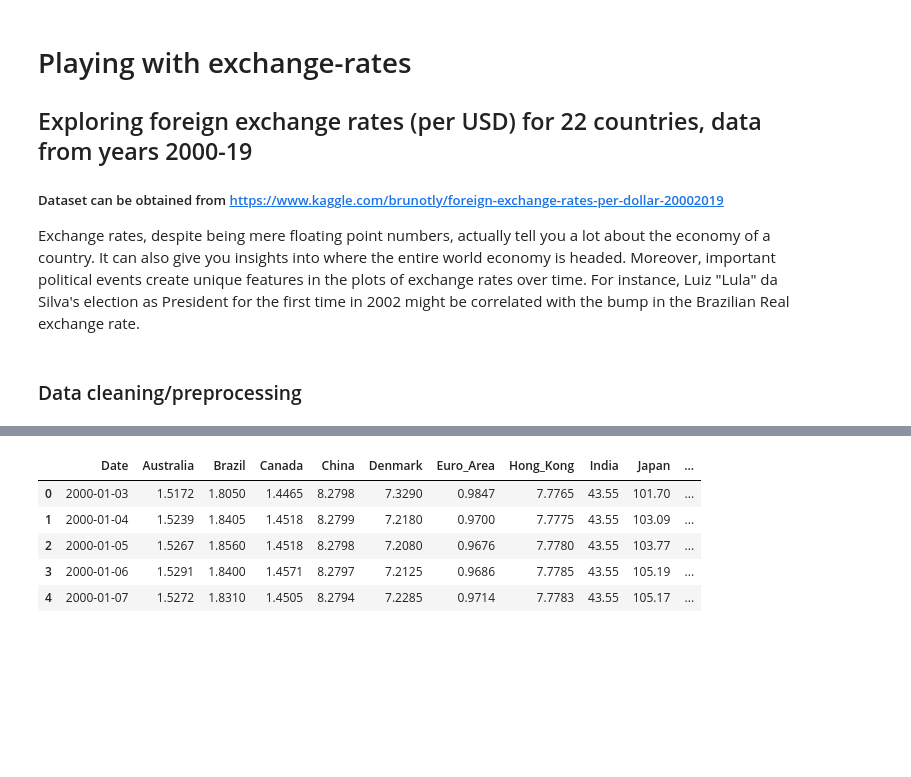
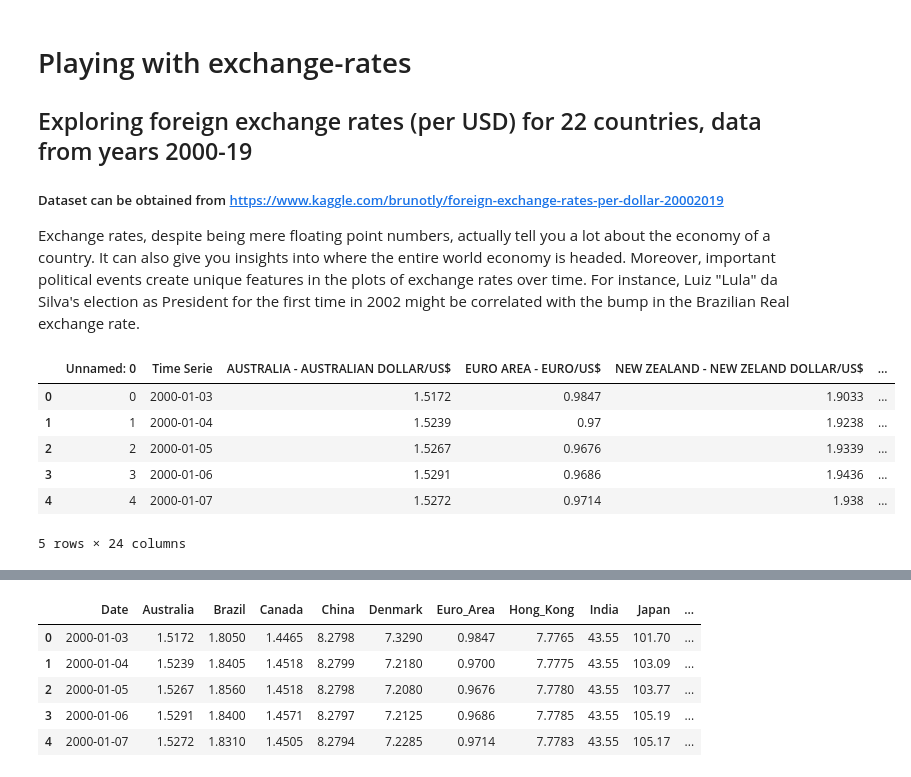
Before and after one commit to austinekrash/ForexRates, a Jupyter notebook: BlogPost.ipynb, the cells around one changed output, grey strips where cells are left out. Saved outputs shown, nothing was run; the diff lists cells and outputs as text; code cells hidden in the pictures; blank space fills up the shorter version.

```diff
--- a/BlogPost.ipynb
+++ b/BlogPost.ipynb
@@ -6,8 +6,6 @@
 ##### Dataset can be obtained from https://www.kaggle.com/brunotly/foreign-exchange-rates-per-dollar-20002019
 
 Exchange rates, despite being mere floating point numbers, actually tell you a lot about the economy of a country. It can also give you insights into where the entire world economy is headed. Moreover, important political events create unique features in the plots of exchange rates over time. For instance, Luiz "Lula" da Silva's election as President for the first time in 2002 might be correlated with the bump in the Brazilian Real exchange rate.
-# %% [markdown]
-### Data cleaning/preprocessing
 # %%
 #dataset in file Foreign_Exchange_Rates.csv
 #import libraries
@@ -19,3 +17,14 @@ import matplotlib.pyplot as plt
 from copy import deepcopy
 from sklearn.preprocessing import StandardScaler
 from sklearn.decomposition import PCA
+# %%
+df = pd.read_csv('Foreign_Exchange_Rates.csv')
+df.head(5)
+# %% [output]
+|  | Unnamed: 0 | Time Serie | AUSTRALIA - AUSTRALIAN DOLLAR/US$ | EURO AREA - EURO/US$ | NEW ZEALAND - NEW ZELAND DOLLAR/US$ | ... |
+| 0 | 0 | 2000-01-03 | 1.5172 | 0.9847 | 1.9033 | ... |
+| 1 | 1 | 2000-01-04 | 1.5239 | 0.97 | 1.9238 | ... |
+| 2 | 2 | 2000-01-05 | 1.5267 | 0.9676 | 1.9339 | ... |
+| 3 | 3 | 2000-01-06 | 1.5291 | 0.9686 | 1.9436 | ... |
+| 4 | 4 | 2000-01-07 | 1.5272 | 0.9714 | 1.938 | ... |
+5 rows × 24 columns
```
Also changed, not shown: parts of 2 cells of this notebook.
